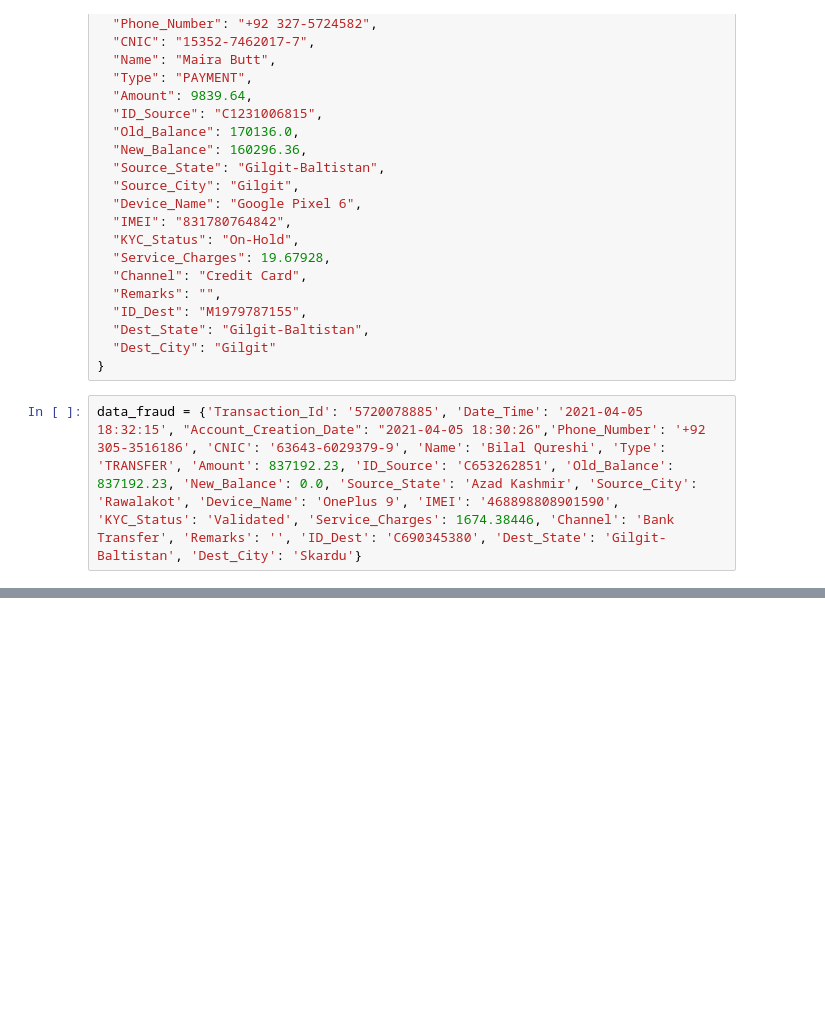
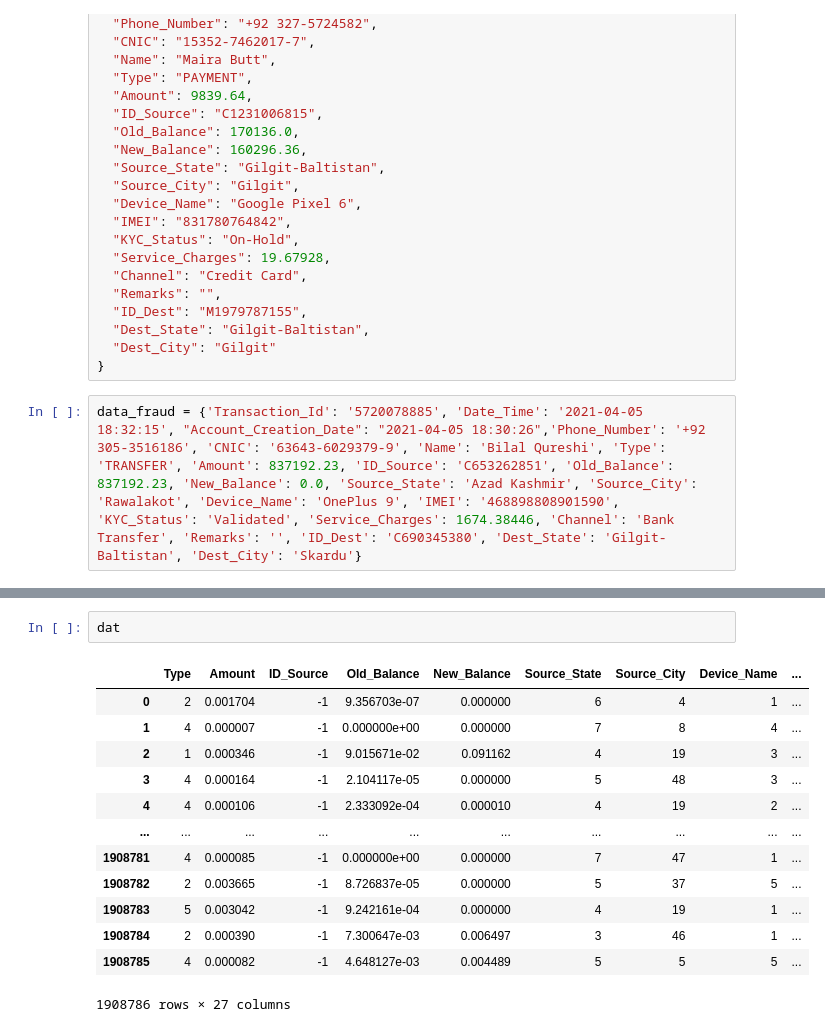
Before and after one commit to Stixor-Technologies/jazzcash, a Jupyter notebook: test.ipynb, the cells around one changed output, grey strips where cells are left out. Drawn from its saved outputs; the diff is of its cells as text; blank space fills up the shorter version.

```diff
--- a/test.ipynb
+++ b/test.ipynb
@@ -130,2 +409,18 @@ Timestamp('2025-04-07 12:04:05.151558')
+# %%
+dat
+# %% [output]
+|  | Type | Amount | ID_Source | Old_Balance | New_Balance | Source_State | Source_City | Device_Name | ... |
+| 0 | 2 | 0.001704 | -1 | 9.356703e-07 | 0.000000 | 6 | 4 | 1 | ... |
+| 1 | 4 | 0.000007 | -1 | 0.000000e+00 | 0.000000 | 7 | 8 | 4 | ... |
+| 2 | 1 | 0.000346 | -1 | 9.015671e-02 | 0.091162 | 4 | 19 | 3 | ... |
+| 3 | 4 | 0.000164 | -1 | 2.104117e-05 | 0.000000 | 5 | 48 | 3 | ... |
+| 4 | 4 | 0.000106 | -1 | 2.333092e-04 | 0.000010 | 4 | 19 | 2 | ... |
+| ... | ... | ... | ... | ... | ... | ... | ... | ... | ... |
+| 1908781 | 4 | 0.000085 | -1 | 0.000000e+00 | 0.000000 | 7 | 47 | 1 | ... |
+| 1908782 | 2 | 0.003665 | -1 | 8.726837e-05 | 0.000000 | 5 | 37 | 5 | ... |
+| 1908783 | 5 | 0.003042 | -1 | 9.242161e-04 | 0.000000 | 4 | 19 | 1 | ... |
+| 1908784 | 2 | 0.000390 | -1 | 7.300647e-03 | 0.006497 | 3 | 46 | 1 | ... |
+| 1908785 | 4 | 0.000082 | -1 | 4.648127e-03 | 0.004489 | 5 | 5 | 5 | ... |
+1908786 rows × 27 columns
 # %%
 # %% [output]
```
Also changed, not shown: parts of 63 cells of this notebook, 5 other files.
